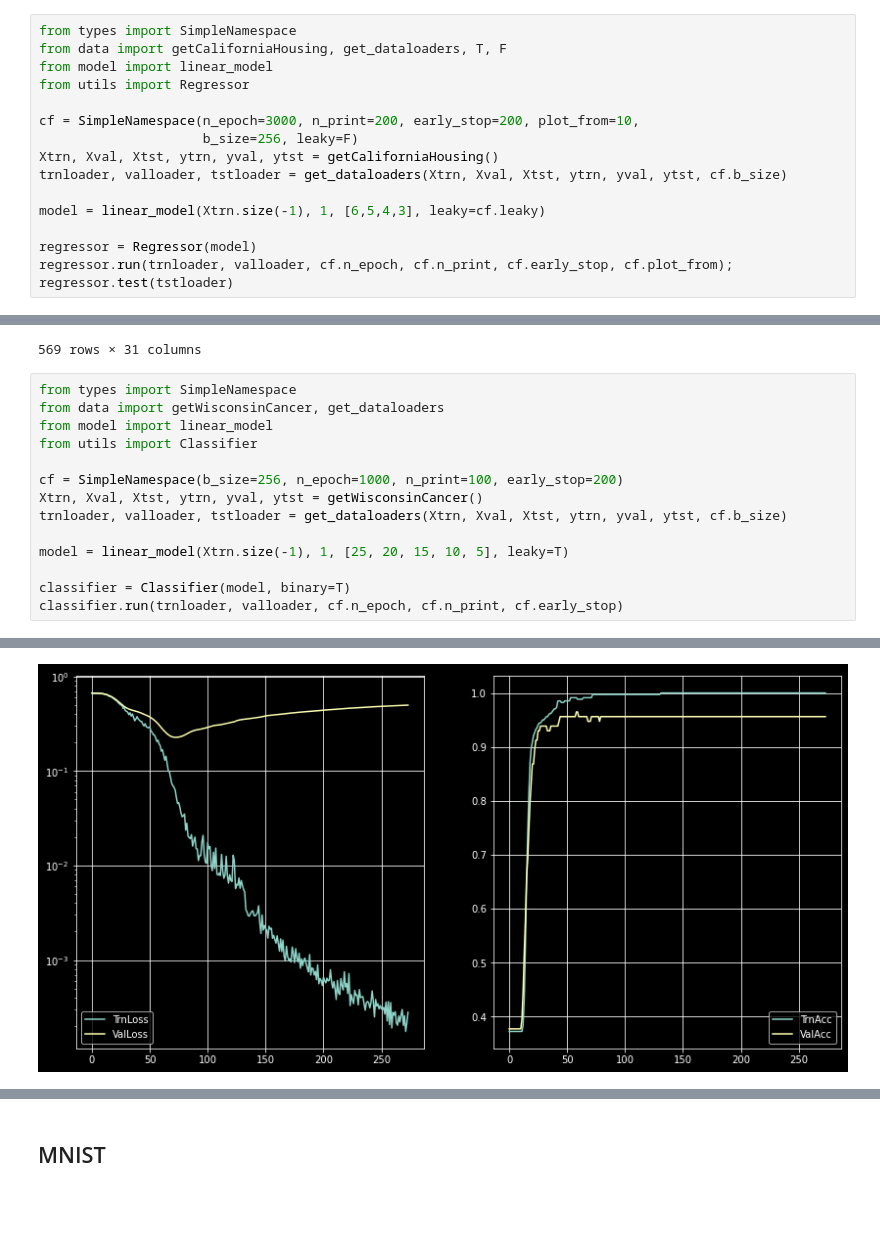
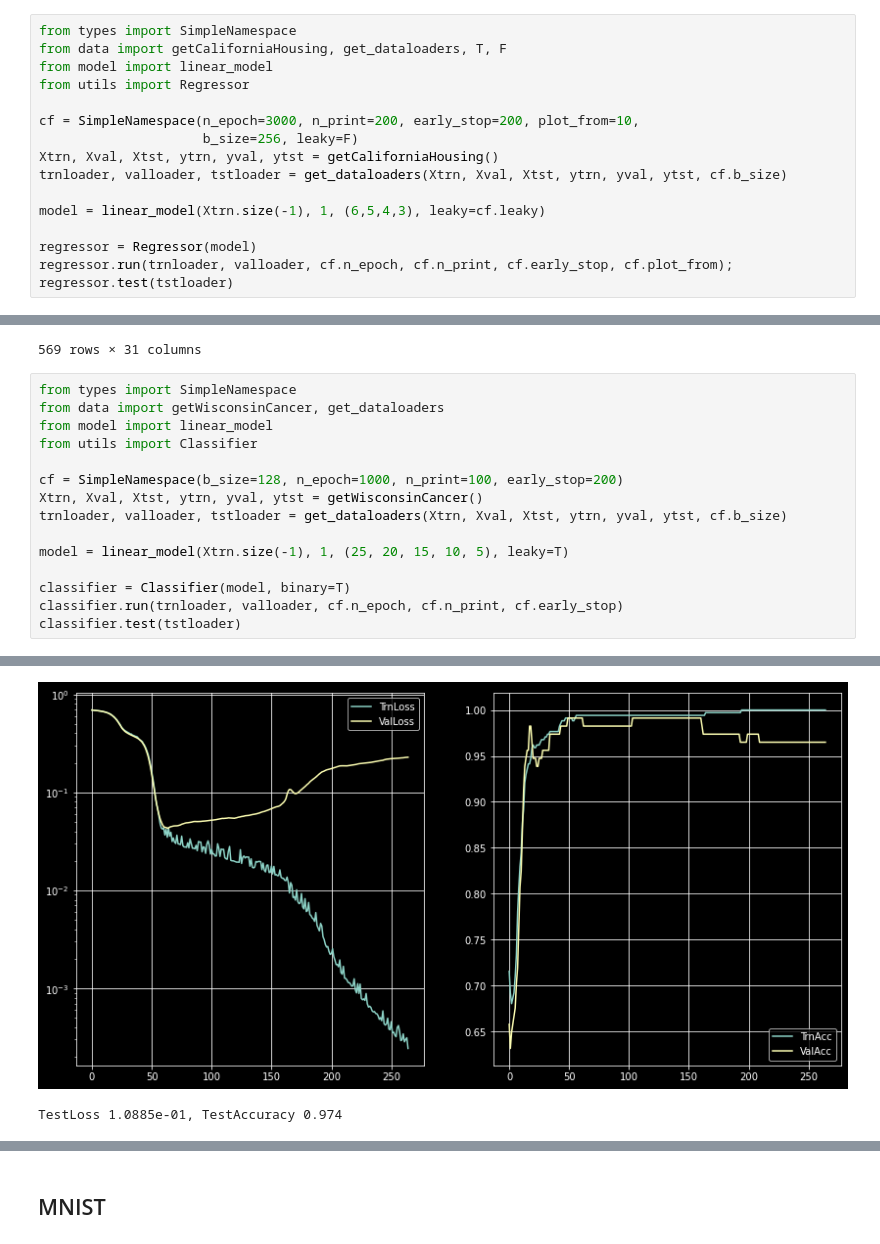
Before and after one commit to ajwkim/DLRL, a Jupyter notebook: pytorch3.ipynb, the cells around one changed output, grey strips where cells are left out. Cells and saved outputs as stored; diff of their text form; blank space fills up the shorter version.

Commit message:
Linear Classification

```diff
--- a/pytorch3.ipynb
+++ b/pytorch3.ipynb
@@ -241,7 +241,7 @@ cf = SimpleNamespace(n_epoch=3000, n_print=200, early_stop=200, plot_from=10,
 Xtrn, Xval, Xtst, ytrn, yval, ytst = getCaliforniaHousing()
 trnloader, valloader, tstloader = get_dataloaders(Xtrn, Xval, Xtst, ytrn, yval, ytst, cf.b_size)
 
-model = linear_model(Xtrn.size(-1), 1, [6,5,4,3], leaky=cf.leaky)
+model = linear_model(Xtrn.size(-1), 1, (6,5,4,3), leaky=cf.leaky)
 
 regressor = Regressor(model)
 regressor.run(trnloader, valloader, cf.n_epoch, cf.n_print, cf.early_stop, cf.plot_from);
@@ -298,14 +298,15 @@ from data import getWisconsinCancer, get_dataloaders
 from model import linear_model
 from utils import Classifier
 
-cf = SimpleNamespace(b_size=256, n_epoch=1000, n_print=100, early_stop=200)
+cf = SimpleNamespace(b_size=128, n_epoch=1000, n_print=100, early_stop=200)
 Xtrn, Xval, Xtst, ytrn, yval, ytst = getWisconsinCancer()
 trnloader, valloader, tstloader = get_dataloaders(Xtrn, Xval, Xtst, ytrn, yval, ytst, cf.b_size)
 
-model = linear_model(Xtrn.size(-1), 1, [25, 20, 15, 10, 5], leaky=T)
+model = linear_model(Xtrn.size(-1), 1, (25, 20, 15, 10, 5), leaky=T)
 
 classifier = Classifier(model, binary=T)
 classifier.run(trnloader, valloader, cf.n_epoch, cf.n_print, cf.early_stop)
+classifier.test(tstloader)
 # %% [output]
 Original data shape: (569, 30), (569,)
 Trn: torch.Size([341, 30]), torch.Size([341, 1])
@@ -327 +328,2 @@ Epoch   73: TrnLoss 6.272e-02, ValLoss 2.271e-01, TrnAcc 0.997, ValAcc 0.956 (0s
-[figure, old version]
+[figure, new version]
+TestLoss 1.0885e-01, TestAccuracy 0.974
```
Also changed, not shown: parts of 3 cells of this notebook, 3 other files.
